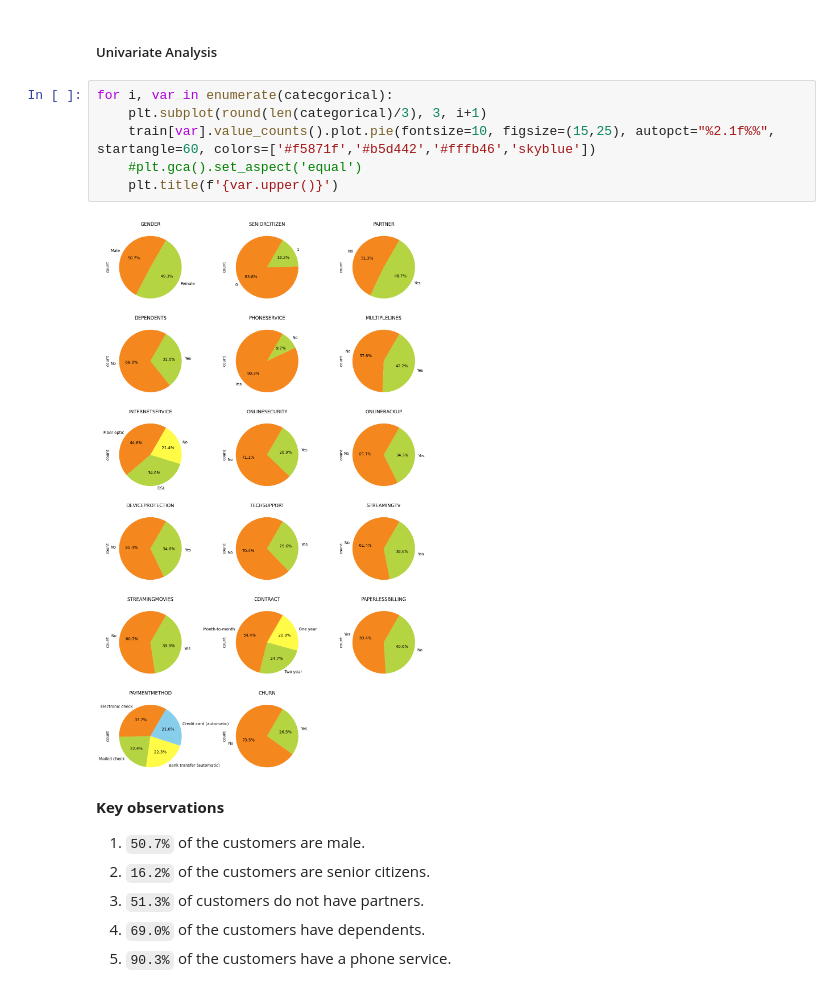
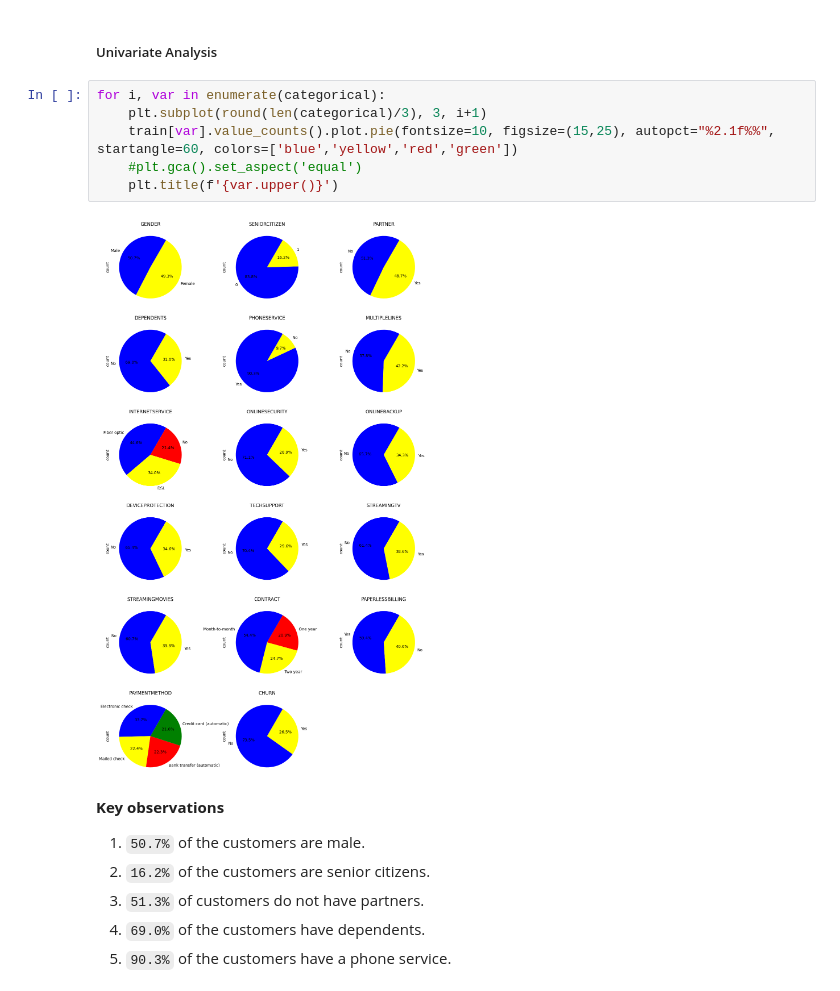
Before and after one commit to Rama-Mwenda/Customer_Churn, a Jupyter notebook: Notebooks/Customer_Churn.ipynb, the cells around one changed output. Drawn from its saved outputs; the diff is of its cells as text.

```diff
--- a/Notebooks/Customer_Churn.ipynb
+++ b/Notebooks/Customer_Churn.ipynb
@@ -620,13 +622,13 @@ dtype: object
 # %% [markdown]
 ##### Univariate Analysis
 # %%
-for i, var in enumerate(catecgorical):
+for i, var in enumerate(categorical):
     plt.subplot(round(len(categorical)/3), 3, i+1)
-    train[var].value_counts().plot.pie(fontsize=10, figsize=(15,25), autopct="%2.1f%%", startangle=60, colors=['#f5871f','#b5d442','#fffb46','skyblue'])
+    train[var].value_counts().plot.pie(fontsize=10, figsize=(15,25), autopct="%2.1f%%", startangle=60, colors=['blue','yellow','red','green'])
     #plt.gca().set_aspect('equal')
     plt.title(f'{var.upper()}')
 # %% [output]
-[figure, old version]
+[figure, new version]
 # %% [markdown]
 **Key observations**
 1. `50.7%` of the customers are male.
```
Also changed, not shown: parts of 22 cells of this notebook.
